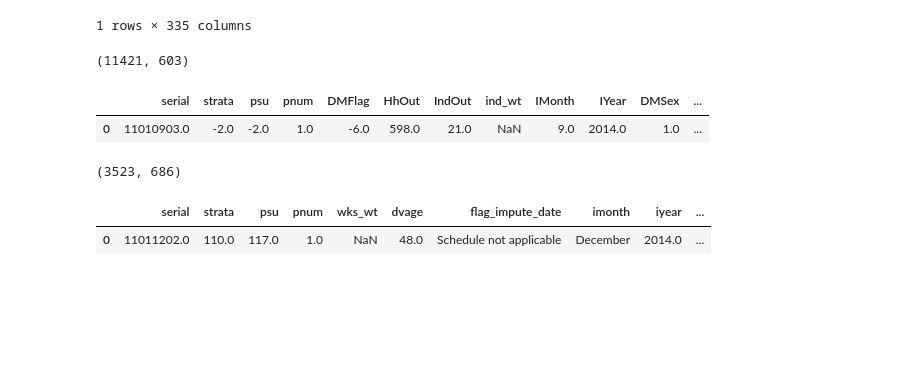
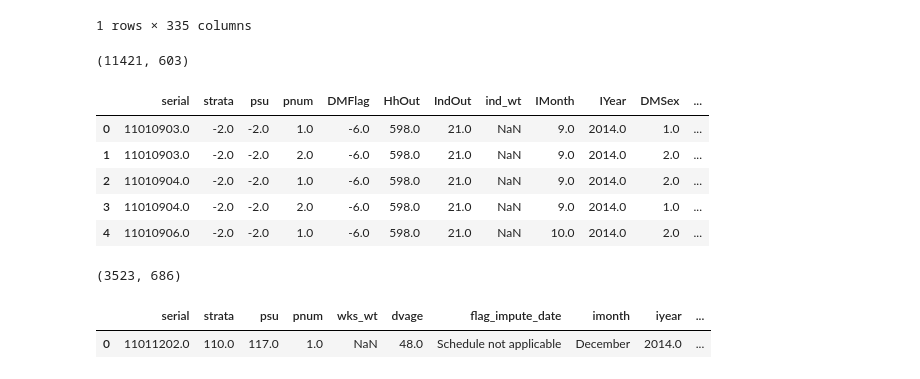
Before and after one commit to roshan-pandey/synthetic-data-gen, a Jupyter notebook: src/EDA.ipynb, the cells around one changed output. Drawn from its saved outputs; the diff is of its cells as text; code cells hidden in the pictures; blank space fills up the shorter version.

```diff
--- a/src/EDA.ipynb
+++ b/src/EDA.ipynb
@@ -55,10 +87,14 @@ individual_df.shape
 # %% [output]
 (11421, 603)
 # %%
-individual_df.head(1)
+individual_df.head(5)
 # %% [output]
 |  | serial | strata | psu | pnum | DMFlag | HhOut | IndOut | ind_wt | IMonth | IYear | DMSex | ... |
 | 0 | 11010903.0 | -2.0 | -2.0 | 1.0 | -6.0 | 598.0 | 21.0 | NaN | 9.0 | 2014.0 | 1.0 | ... |
+| 1 | 11010903.0 | -2.0 | -2.0 | 2.0 | -6.0 | 598.0 | 21.0 | NaN | 9.0 | 2014.0 | 2.0 | ... |
+| 2 | 11010904.0 | -2.0 | -2.0 | 1.0 | -6.0 | 598.0 | 21.0 | NaN | 9.0 | 2014.0 | 2.0 | ... |
+| 3 | 11010904.0 | -2.0 | -2.0 | 2.0 | -6.0 | 598.0 | 21.0 | NaN | 9.0 | 2014.0 | 1.0 | ... |
+| 4 | 11010906.0 | -2.0 | -2.0 | 1.0 | -6.0 | 598.0 | 21.0 | NaN | 10.0 | 2014.0 | 2.0 | ... |
 # %%
 wksched_df.shape
 # %% [output]
```
Also changed, not shown: parts of 3 cells of this notebook, 2 other files.
